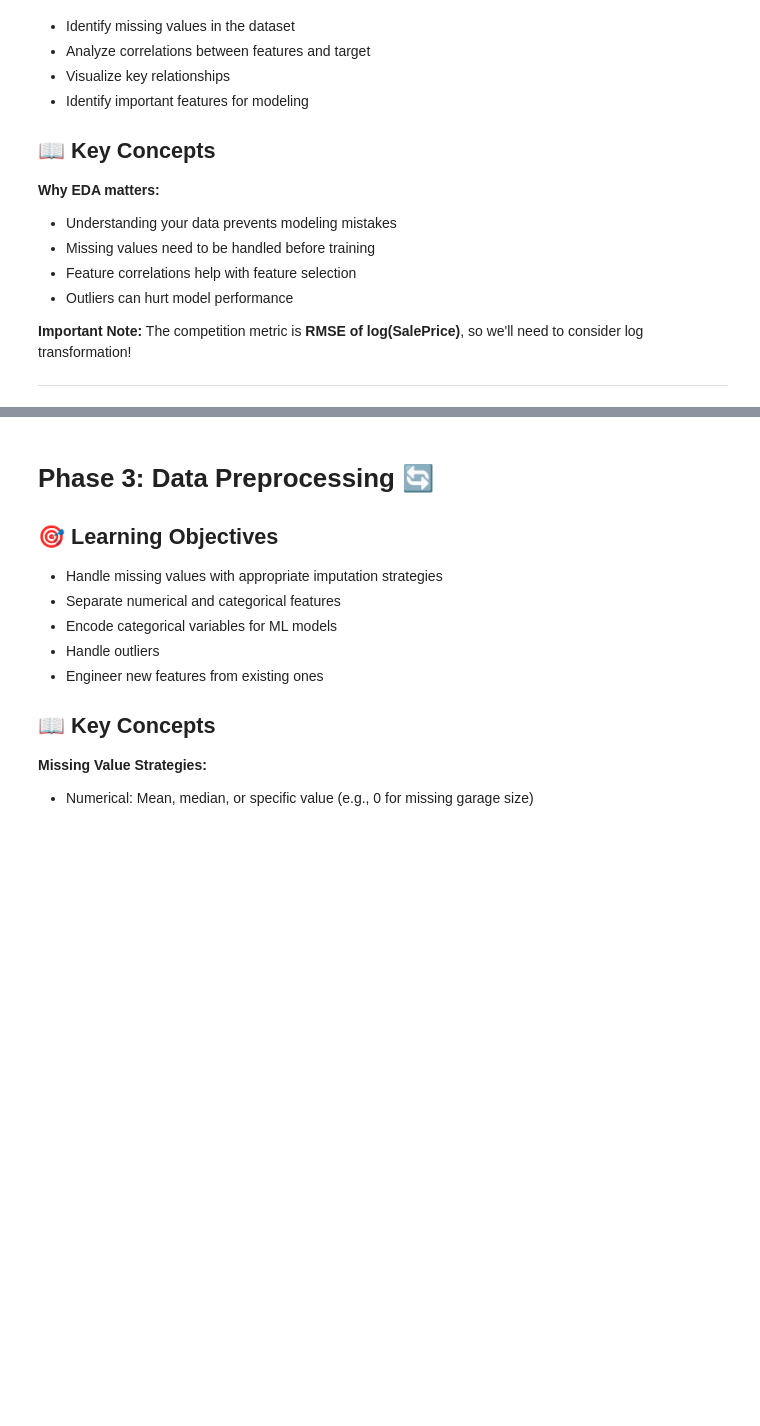
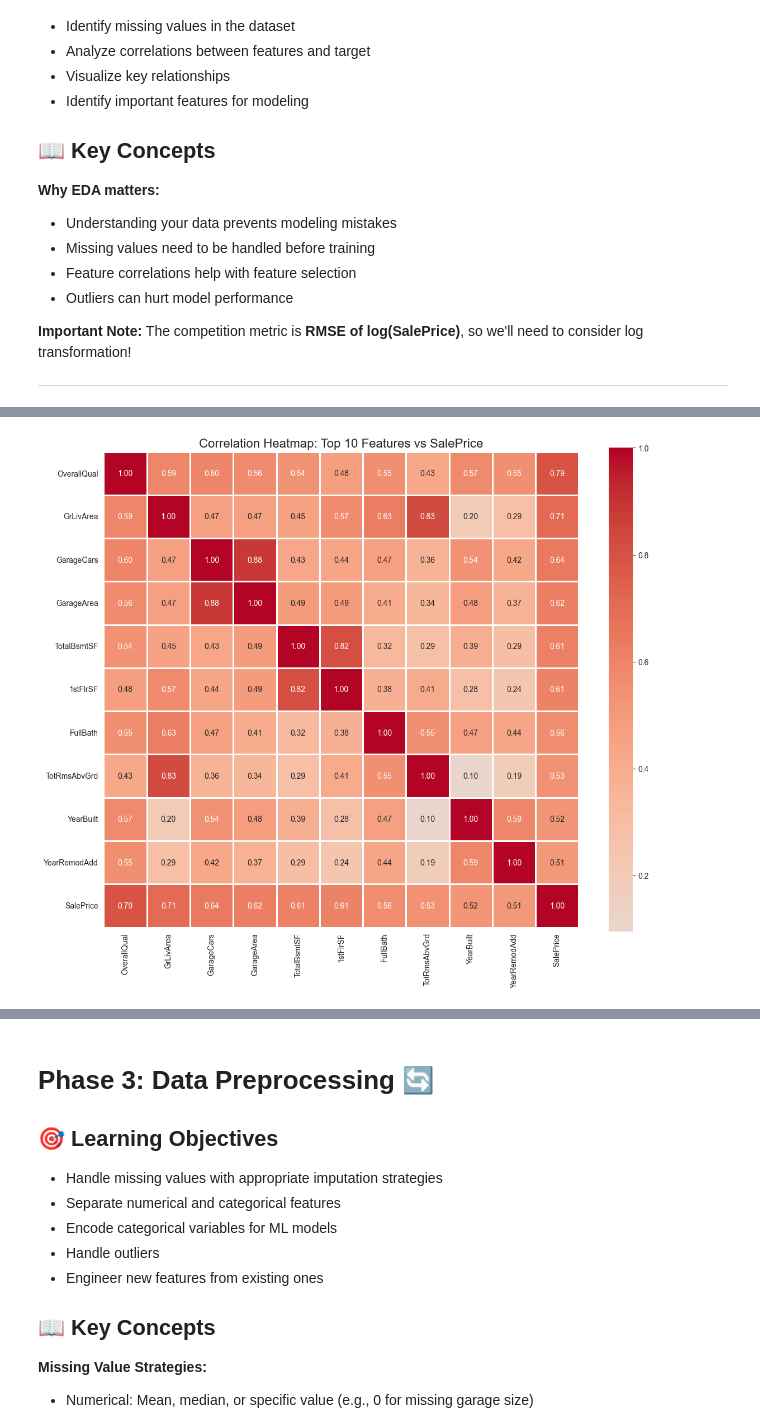
Before and after one commit to Tuminha/House-Prices-Prediction, a Jupyter notebook: notebooks/house_prices.ipynb, the cells around one changed output, grey strips where cells are left out. Drawn from its saved outputs; the diff is of its cells as text; code cells hidden in the pictures; blank space fills up the shorter version.

```diff
--- a/notebooks/house_prices.ipynb
+++ b/notebooks/house_prices.ipynb
@@ -267,0 +439,77 @@ Before moving to Phase 2, make sure you've:
+# %%
+# TODO 2.4: Correlation Analysis
+# Calculate correlation of all NUMERICAL features with SalePrice
+# Display the top 10 most positively correlated features
+# Display the top 5 most negatively correlated features
+# Create a heatmap of correlations for the top 10 features
+
+# HINT: Select numerical columns using .select_dtypes(include=[np.number])
+# Use .corr() to get correlation matrix, then select 'SalePrice' column
+# For heatmap: sns.heatmap() with annot=True
+
+# Your code here:
+numerical_columns = train_df.select_dtypes(include=[np.number])
+print("Numerical columns:", numerical_columns.columns)
+print()
+correlation = numerical_columns.corr()['SalePrice']
+print(correlation)
+print("=" * 60)
+print("TOP 10 MOST POSITIVELY CORRELATED FEATURES WITH SALEPRICE")
+print("=" * 60)
+top_10_positive = correlation.sort_values(ascending=False).head(11)
+print(top_10_positive)
+print()
+print("=" * 60)
+print("TOP 5 MOST NEGATIVELY CORRELATED FEATURES WITH SALEPRICE")
+print("=" * 60)
+top_5_negative = correlation.sort_values(ascending=True).head(6)
+print(top_5_negative)
+
+# 4. Create a HEATMAP of top 10 features
+# Get the top 10 feature names (excluding SalePrice itself)
+top_features = correlation.sort_values(ascending=False).head(11).index[1:]  # Skip SalePrice
+top_features_with_target = list(top_features) + ['SalePrice']  # Add SalePrice back
+
+# Create correlation matrix for just these features
+correlation_matrix = train_df[top_features_with_target].corr()
+
+# Plot heatmap
+plt.figure(figsize=(12, 10))
+sns.heatmap(correlation_matrix,
+            annot=True,  # Show correlation values
+            fmt='.2f',   # 2 decimal places
+            cmap='coolwarm',  # Red = positive, Blue = negative
+            center=0,    # Center colormap at 0
+            square=True, # Square cells
+            linewidths=1)
+plt.title('Correlation Heatmap: Top 10 Features vs SalePrice', fontsize=16)
+plt.tight_layout()
+plt.show()
+
+# === Findings and Reflections ===
+
+# 1. GrLivArea (Above grade (ground) living area square feet) is highly correlated with TotRmsAbvGrd (Total rooms above grade).
+grliv_totrms_corr = train_df[['GrLivArea', 'TotRmsAbvGrd']].corr().iloc[0,1]
+print(f"\n[Finding] GrLivArea (Above ground living area) and TotRmsAbvGrd (Total rooms above ground) are highly correlated: correlation = {grliv_totrms_corr:.2f}")
+
+# 2. GarageArea and GarageCars are highly correlated.
+garagearea_garagecars_corr = train_df[['GarageArea', 'GarageCars']].corr().iloc[0,1]
+print(f"[Finding] GarageArea and GarageCars are highly correlated: correlation = {garagearea_garagecars_corr:.2f}")
+
+# 3. TotalBsmtSF (Total basement area) is highly correlated with 1stFlrSF (First floor square feet).
+if 'TotalBsmtSF' in train_df.columns and '1stFlrSF' in train_df.columns:
+    totalbsmt_1stflr_corr = train_df[['TotalBsmtSF', '1stFlrSF']].corr().iloc[0,1]
+    print(f"[Finding] TotalBsmtSF (Total basement SF) and 1stFlrSF (First floor SF) are highly correlated: correlation = {totalbsmt_1stflr_corr:.2f}")
+else:
+    print("[Finding] Could not compute correlation between TotalBsmtSF and 1stFlrSF (one or both columns missing).")
+
+# 4. YearBuilt and YearRemodAdd are also correlated.
+if 'YearBuilt' in train_df.columns and 'YearRemodAdd' in train_df.columns:
+    yearbuilt_yearremod_corr = train_df[['YearBuilt', 'YearRemodAdd']].corr().iloc[0,1]
+    print(f"[Finding] YearBuilt and YearRemodAdd are correlated: correlation = {yearbuilt_yearremod_corr:.2f}")
+else:
+    print("[Finding] Could not compute correlation between YearBuilt and YearRemodAdd (one or both columns missing).")
+
+# 5. Reflection: What threshold should we use to consider dropping one of two highly correlated features? 🤔
+print("\n[Reflection] 🤔 When two features are highly correlated (e.g., correlation > 0.8 or < -0.8), it may be worth considering dropping one to reduce multicollinearity. However, the exact threshold can depend on the modeling approach and domain knowledge. It's important to balance interpretability and predictive power!")
+# %% [output]
@@ -267,0 +533 @@ Before moving to Phase 2, make sure you've:
+[figure, added]
```
Also changed, not shown: parts of 10 cells of this notebook, 10 other files.
